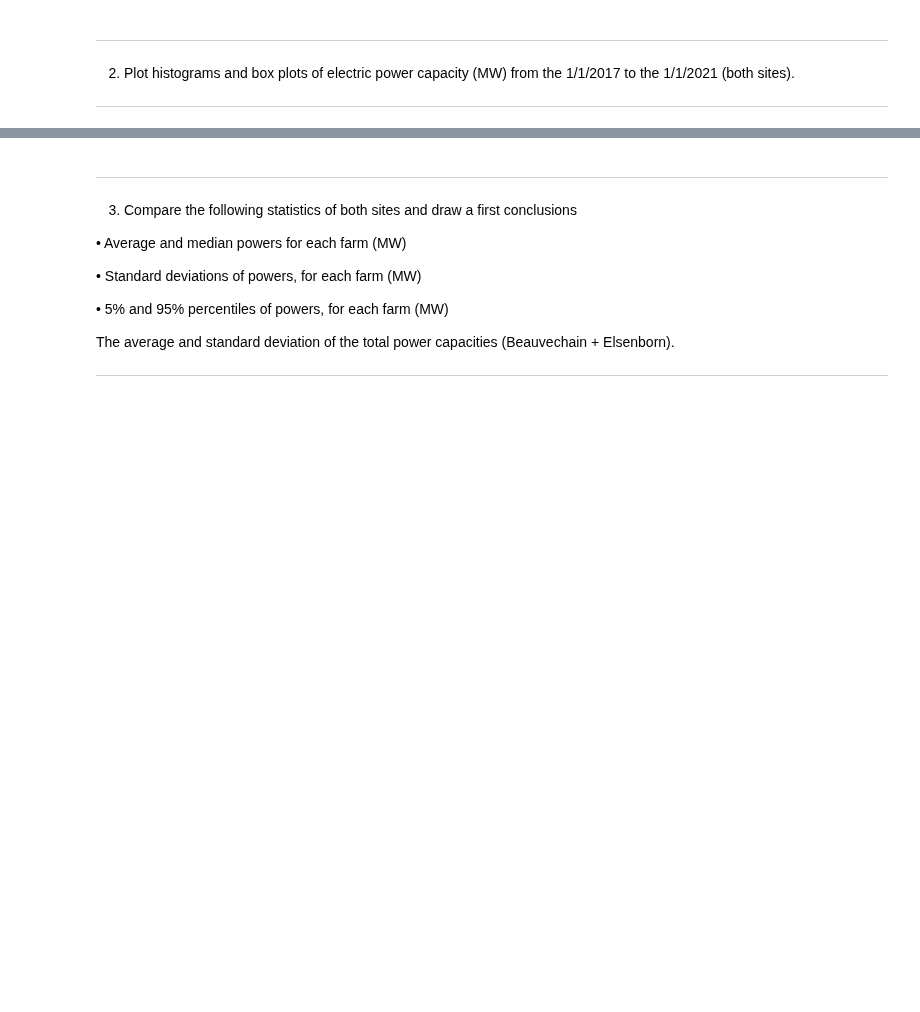
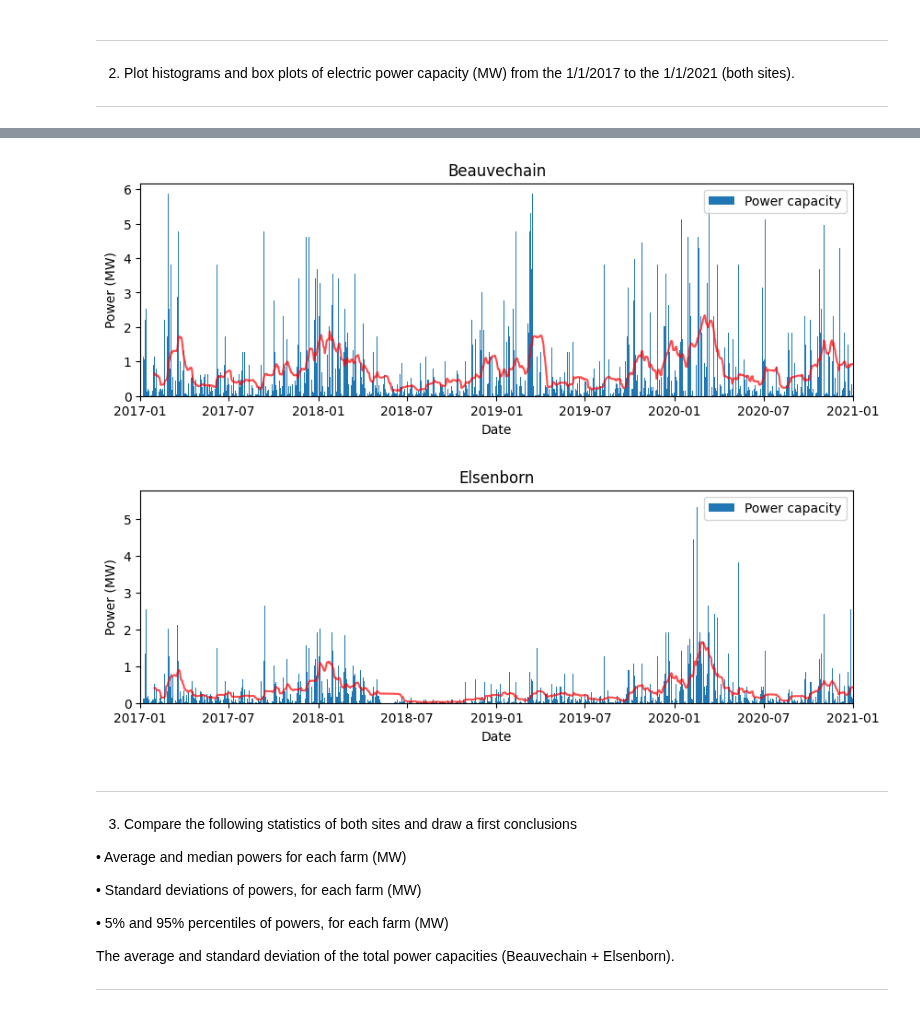
Before and after one commit to Emilevillette/LEPL1109-Hackatons, a Jupyter notebook: Hackaton 1/hack1_without_code.ipynb, the cells around one changed output, grey strips where cells are left out. Drawn from its saved outputs; the diff is of its cells as text; code cells hidden in the pictures; blank space fills up the shorter version.

```diff
--- a/Hackaton 1/hack1_without_code.ipynb
+++ b/Hackaton 1/hack1_without_code.ipynb
@@ -51,3 +58,22 @@ Part. 4:
+# %%
+def Pk(V):
+    return 0.5 * 1.2 * 32 * (V ** 3)
+
+
+def Pe(Pk):
+    return 0.42 * Pk
+
+
+def open_csv(filename):
+    return pd.read_csv(filename, parse_dates=['DATE'], skipinitialspace=True)
+
+def select_correct_data(data):
+    return data[((data.FG > 0) & (data.FG <= 90)) & ((data.Q_FG != 1) & (data.Q_FG != 9))]
+# %%
+df_be = select_correct_data(open_csv('Beauvechain.csv'))
+df_el = select_correct_data(open_csv('Elsenborn.csv'))
+df_be = df_be[(datetime(2017, 1, 1) <= df_be['DATE']) & (df_be['DATE'] <= datetime(2021, 1, 1))]
+df_el = df_el[(datetime(2017, 1, 1) <= df_el['DATE']) & (df_el['DATE'] <= datetime(2021, 1, 1))]
 # %% [markdown]
 ------------------------------------------------------------------------------------------------------
 1.	Write a function computing the electric power capacity (in Mega Watts = 10^6 W), for the two wind farms using wind data from the 1/1/2017 to the 1/1/2021
@@ -98,0 +88,3 @@ The total power capacity of the wind farms is: 19077.955739135818 MW.
+# %%
+df_be['PowerCapacity'] = Pe(Pk(df_be['FG']))*(10)**-6
+df_el['PowerCapacity'] = Pe(Pk(df_el['FG']))*(10)**-6
@@ -153,3 +104,19 @@ Y = data_date_power("Elsenborn.csv")
+# %%
+def q2(df, title=''):
+    plt.figure(figsize=(10, 3))
+    plt.title(title)
+    plt.bar(df['DATE'], df['PowerCapacity'], label='Power capacity')
+    plt.plot(df['DATE'], df['PowerCapacity'].rolling(window=30).mean(), color='red', alpha=.7)
+    plt.xlim(df['DATE'].min(), df['DATE'].max())
+    plt.ylabel('Power (MW)')
+    plt.xlabel('Date')
+    plt.legend()
+
+q2(df_be, title='Beauvechain')
+q2(df_el, title='Elsenborn')
+# %% [output]
+[figure, added]
+[figure, added]
 # %% [markdown]
 ------------------------------------------------------------------------------------------------------
 
```
Also changed, not shown: parts of 5 cells of this notebook.
